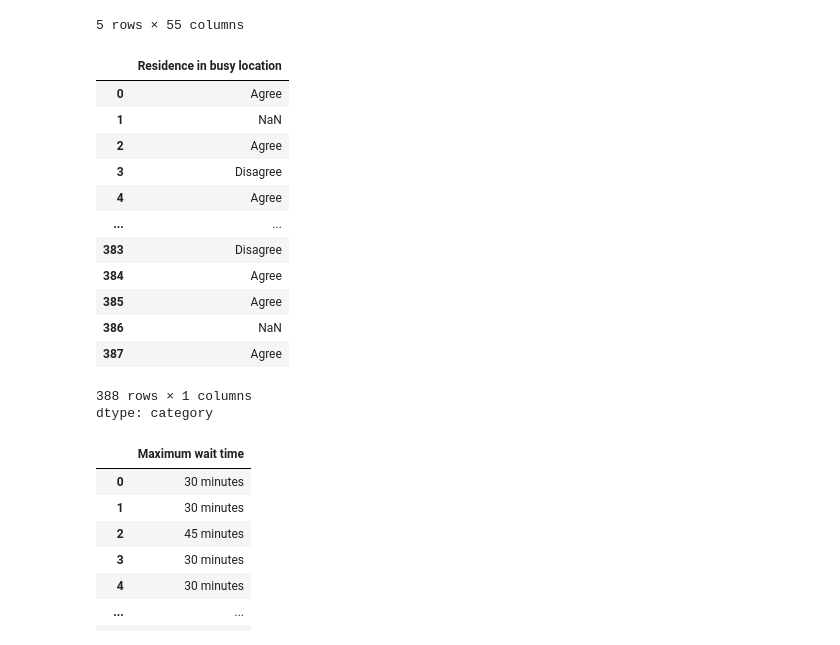
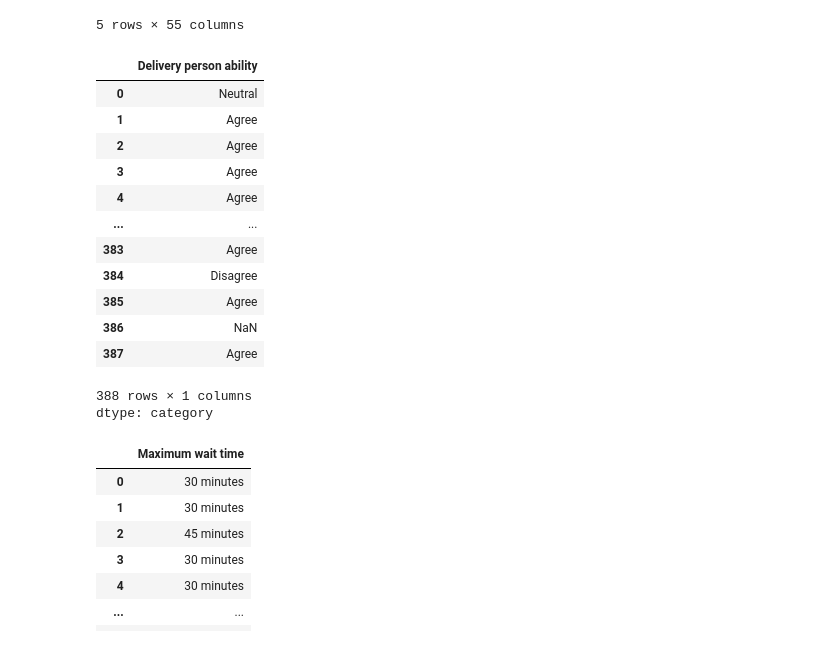
Before and after one commit to mayamoneib/deliveryfood, a Jupyter notebook: Untitled3.ipynb, the cells around one changed output. Saved outputs shown, nothing was run; the diff lists cells and outputs as text; code cells hidden in the pictures.

```diff
--- a/Untitled3.ipynb
+++ b/Untitled3.ipynb
@@ -101,40 +101,42 @@ df_copy.head()
 5 rows × 55 columns
 # %%
 df_copy.drop(['latitude', 'longitude', 'Pin code','Reviews', 'Monthly Income', 'Educational Qualifications',
-              'Family size', 'Medium (P1)', 'Medium (P2)', 'Meal(P2)', 'Perference(P1)', 'Perference(P2)',
-              'Health Concern', 'Bad past experience', 'Delay of delivery person picking up food', 'Google Maps Accuracy',
-              'Good Road Condition', 'Low quantity low time', 'Delivery person ability', 'Number of calls'], axis=1, inplace=True)
+              'Family size', 'Medium (P1)', 'Medium (P2)', 'Meal(P2)','Meal(P1)', 'Perference(P1)', 'Perference(P2)'
+              ,'Occupation', 'Marital Status'
+               ], axis=1, inplace=True)
 # %%
 # Define the order of categories
 ordered_categories = ['Strongly disagree', 'Disagree', 'Neutral', 'Agree', 'Strongly agree']
 
 # List of columns that need to be converted
 columns_to_order = [
     "Ease and convenient", "Time saving", "More restaurant choices", "Easy Payment option",
     "More Offers and Discount", "Good Food quality", "Good Tracking system", "Self Cooking",
     "Late Delivery", "Poor Hygiene", "Unavailability",
     "Unaffordable", "Long delivery time", "Delay of delivery person getting assigned",
     "Wrong order delivered", "Missing item",
-    "Order placed by mistake", "Residence in busy location"
+    "Order placed by mistake", "Residence in busy location", 'Health Concern', 'Bad past experience'
+    , 'Delay of delivery person picking up food', 'Google Maps Accuracy', 'Good Road Condition'
+    , 'Low quantity low time', 'Delivery person ability'
 ]
 
 # Apply categorical ordering to each column
 for col in columns_to_order:
     df_copy[col] = pd.Categorical(df_copy[col], categories=ordered_categories, ordered=True)
 
 # Verify changes
 #print(df_copy.dtypes)  # Check the data types to confirm categorical conversion
 df_copy[col]
 # %% [output]
-|  | Residence in busy location |
-| 0 | Agree |
-| 1 | NaN |
+|  | Delivery person ability |
+| 0 | Neutral |
+| 1 | Agree |
 | 2 | Agree |
-| 3 | Disagree |
+| 3 | Agree |
 | 4 | Agree |
 | ... | ... |
-| 383 | Disagree |
-| 384 | Agree |
+| 383 | Agree |
+| 384 | Disagree |
 | 385 | Agree |
 | 386 | NaN |
 | 387 | Agree |
```
Also changed, not shown: parts of 35 cells of this notebook.
